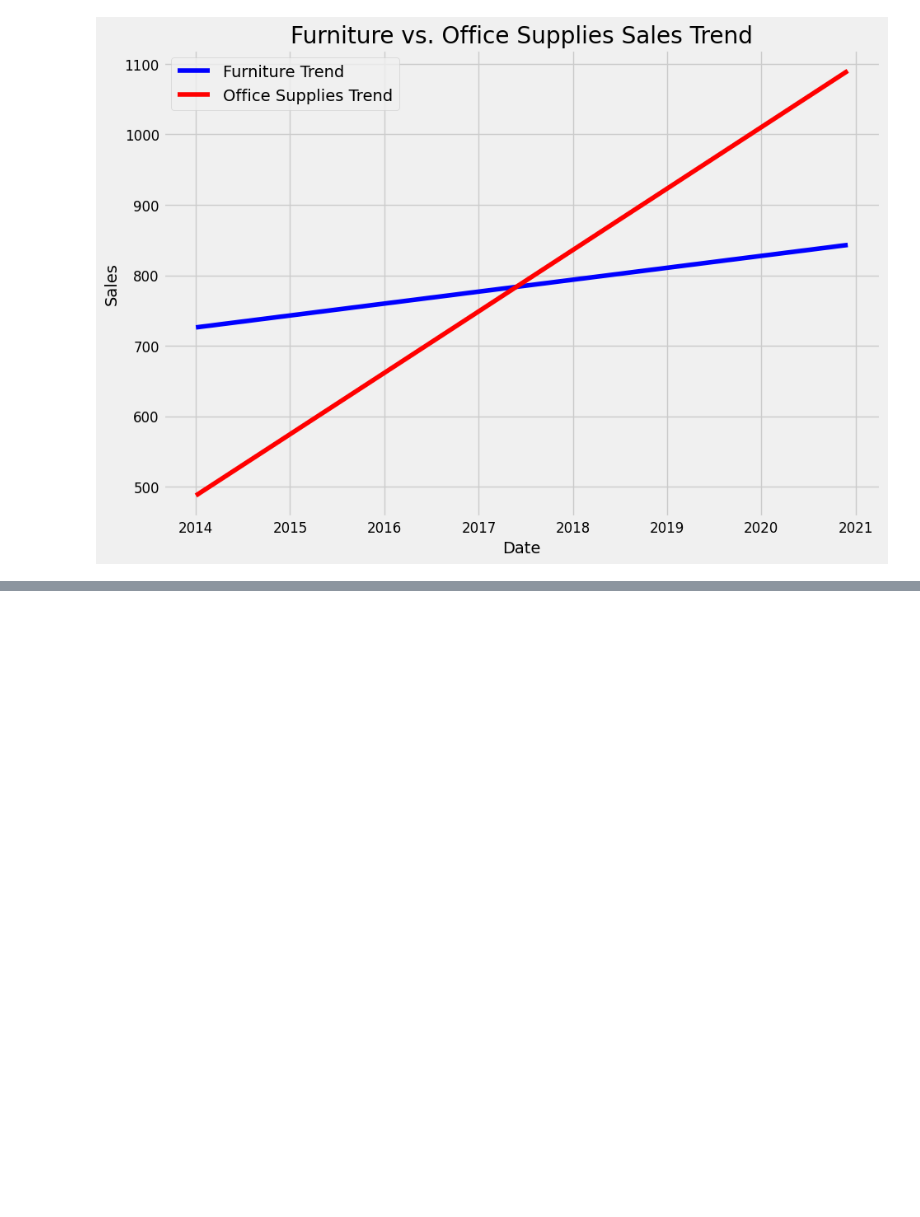
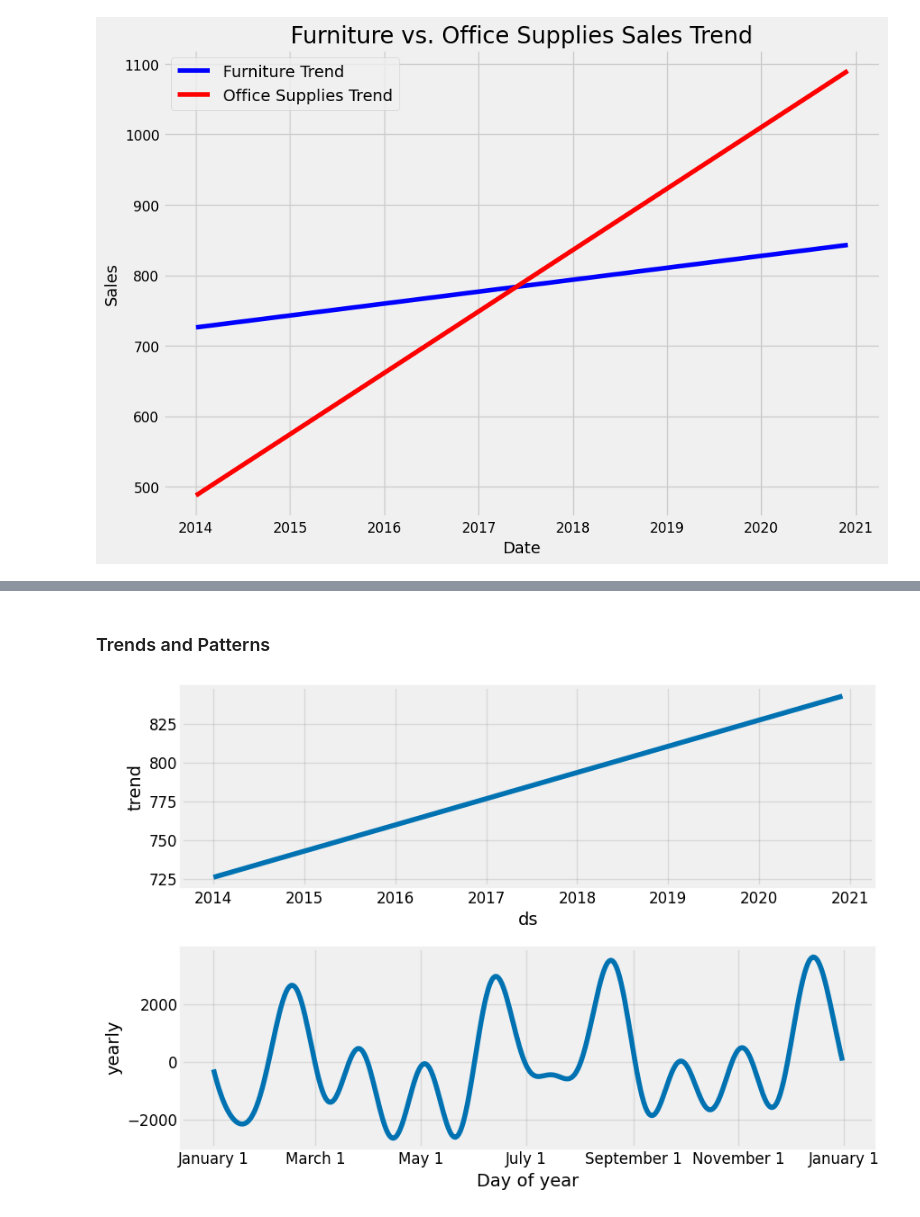
Before and after one commit to Sangeeths11/TimeSeriesForecasting, a Jupyter notebook: notebooks/time_series_analysis.ipynb, the cells around one changed output, grey strips where cells are left out. Saved outputs shown, nothing was run; the diff lists cells and outputs as text; code cells hidden in the pictures; blank space fills up the shorter version.

```diff
--- a/notebooks/time_series_analysis.ipynb
+++ b/notebooks/time_series_analysis.ipynb
@@ -715,0 +715,6 @@ No artists with labels found to put in legend.  Note that artists whose label st
+# %% [markdown]
+### Trends and Patterns
+# %%
+furniture_model.plot_components(furniture_forecast);
+# %% [output]
+[figure, added]
```
Also changed, not shown: parts of 3 cells of this notebook.
